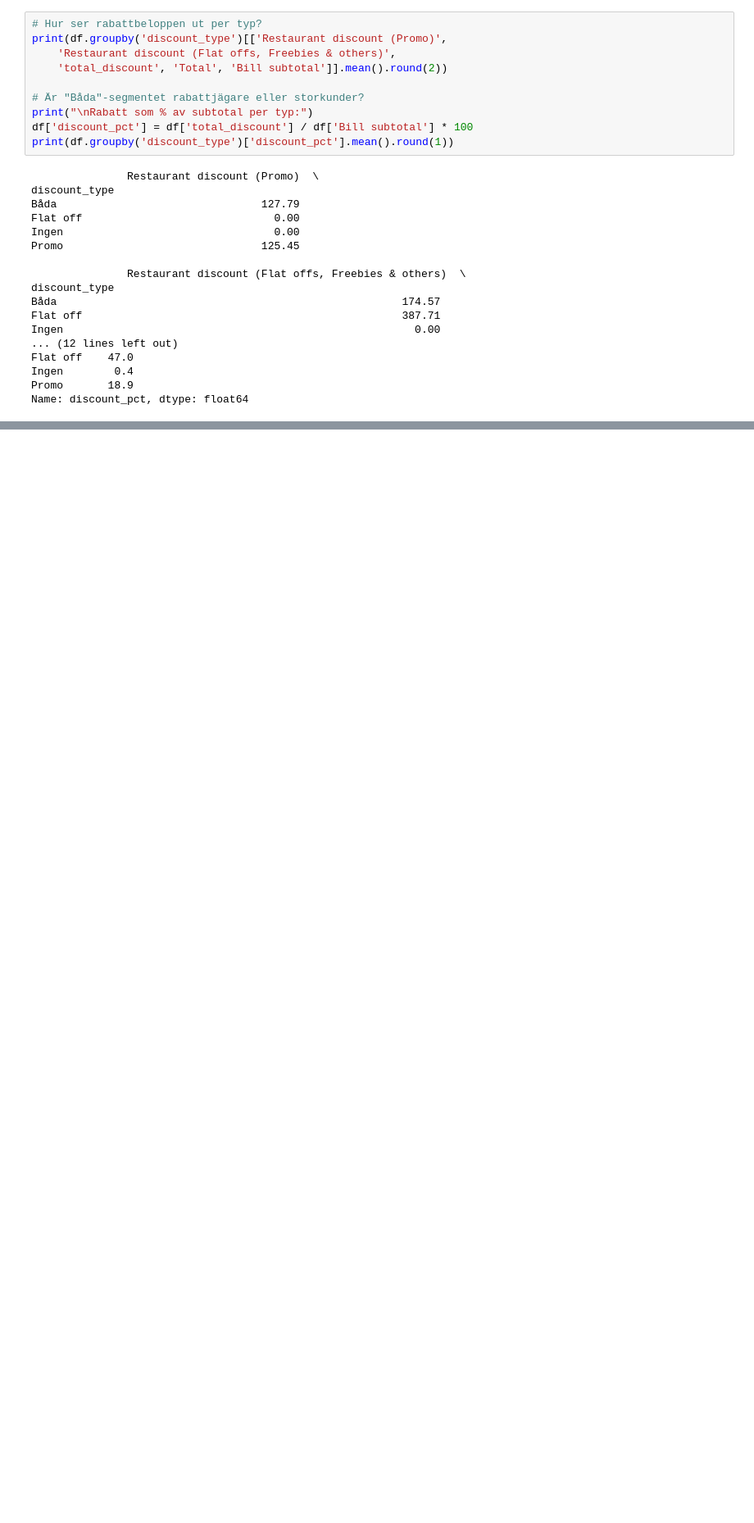
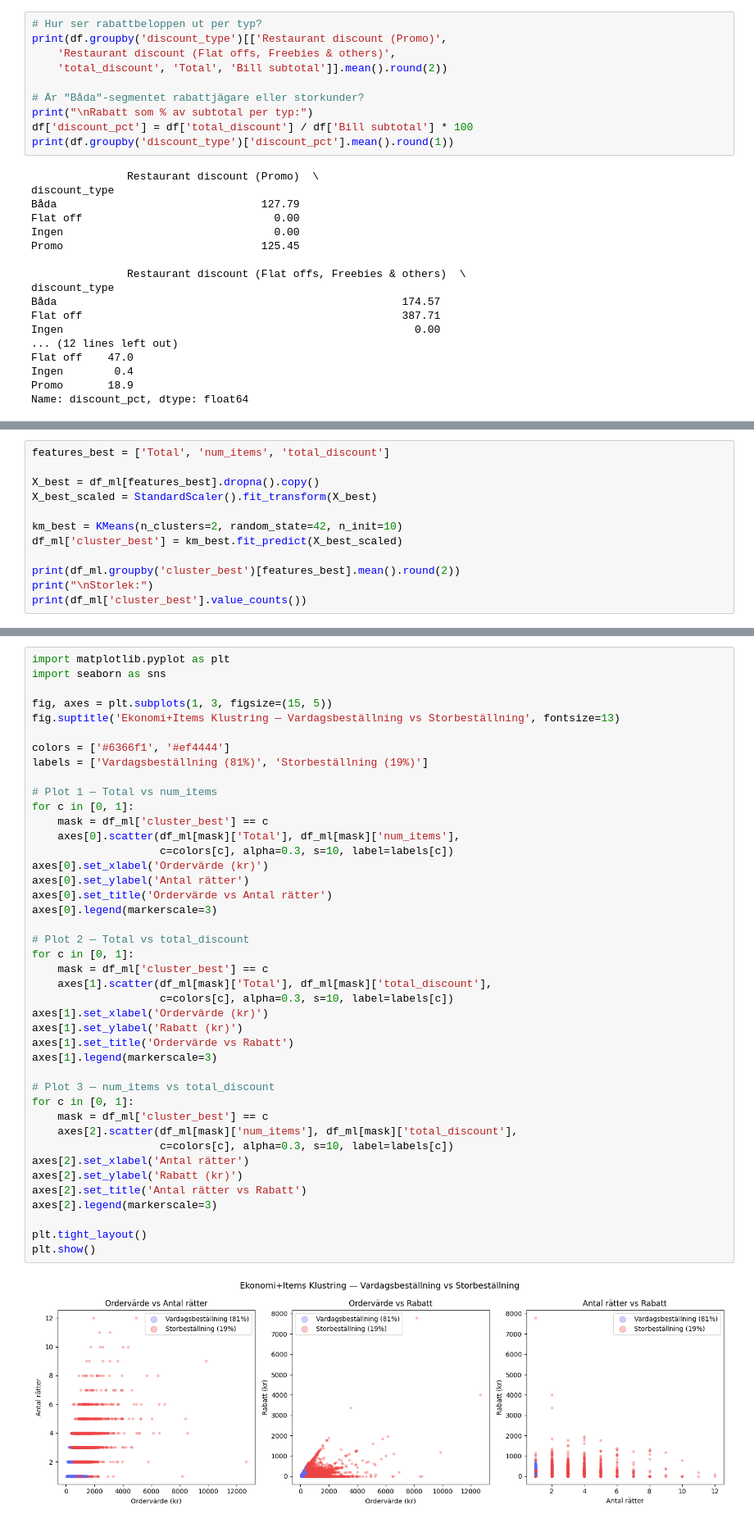
Before and after one commit to emilioano/AppliedAI, a Jupyter notebook: food_delivery_unsupervised_learning/food_delivery_emil_public.ipynb, the cells around one changed output, grey strips where cells are left out. Shown at 82% size. Cells and saved outputs as stored; diff of their text form; blank space fills up the shorter version.

```diff
--- a/food_delivery_unsupervised_learning/food_delivery_emil_public.ipynb
+++ b/food_delivery_unsupervised_learning/food_delivery_emil_public.ipynb
@@ -983,0 +983,12 @@ Items+Logistik       2     0.331
+# %%
+features_best = ['Total', 'num_items', 'total_discount']
+
+X_best = df_ml[features_best].dropna().copy()
+X_best_scaled = StandardScaler().fit_transform(X_best)
+
+km_best = KMeans(n_clusters=2, random_state=42, n_init=10)
+df_ml['cluster_best'] = km_best.fit_predict(X_best_scaled)
+
+print(df_ml.groupby('cluster_best')[features_best].mean().round(2))
+print("\nStorlek:")
+print(df_ml['cluster_best'].value_counts())
@@ -983,0 +1006,44 @@ Items+Logistik       2     0.331
+# %%
+import matplotlib.pyplot as plt
+import seaborn as sns
+
+fig, axes = plt.subplots(1, 3, figsize=(15, 5))
+fig.suptitle('Ekonomi+Items Klustring — Vardagsbeställning vs Storbeställning', fontsize=13)
+
+colors = ['#6366f1', '#ef4444']
+labels = ['Vardagsbeställning (81%)', 'Storbeställning (19%)']
+
+# Plot 1 — Total vs num_items
+for c in [0, 1]:
+    mask = df_ml['cluster_best'] == c
+    axes[0].scatter(df_ml[mask]['Total'], df_ml[mask]['num_items'],
+                    c=colors[c], alpha=0.3, s=10, label=labels[c])
+axes[0].set_xlabel('Ordervärde (kr)')
+axes[0].set_ylabel('Antal rätter')
+axes[0].set_title('Ordervärde vs Antal rätter')
+axes[0].legend(markerscale=3)
+
+# Plot 2 — Total vs total_discount
+for c in [0, 1]:
+    mask = df_ml['cluster_best'] == c
+    axes[1].scatter(df_ml[mask]['Total'], df_ml[mask]['total_discount'],
+                    c=colors[c], alpha=0.3, s=10, label=labels[c])
+axes[1].set_xlabel('Ordervärde (kr)')
+axes[1].set_ylabel('Rabatt (kr)')
+axes[1].set_title('Ordervärde vs Rabatt')
+axes[1].legend(markerscale=3)
+
+# Plot 3 — num_items vs total_discount
+for c in [0, 1]:
+    mask = df_ml['cluster_best'] == c
+    axes[2].scatter(df_ml[mask]['num_items'], df_ml[mask]['total_discount'],
+                    c=colors[c], alpha=0.3, s=10, label=labels[c])
+axes[2].set_xlabel('Antal rätter')
+axes[2].set_ylabel('Rabatt (kr)')
+axes[2].set_title('Antal rätter vs Rabatt')
+axes[2].legend(markerscale=3)
+
+plt.tight_layout()
+plt.show()
+# %% [output]
+[figure, added]
```
Also changed, not shown: parts of 3 cells of this notebook.
